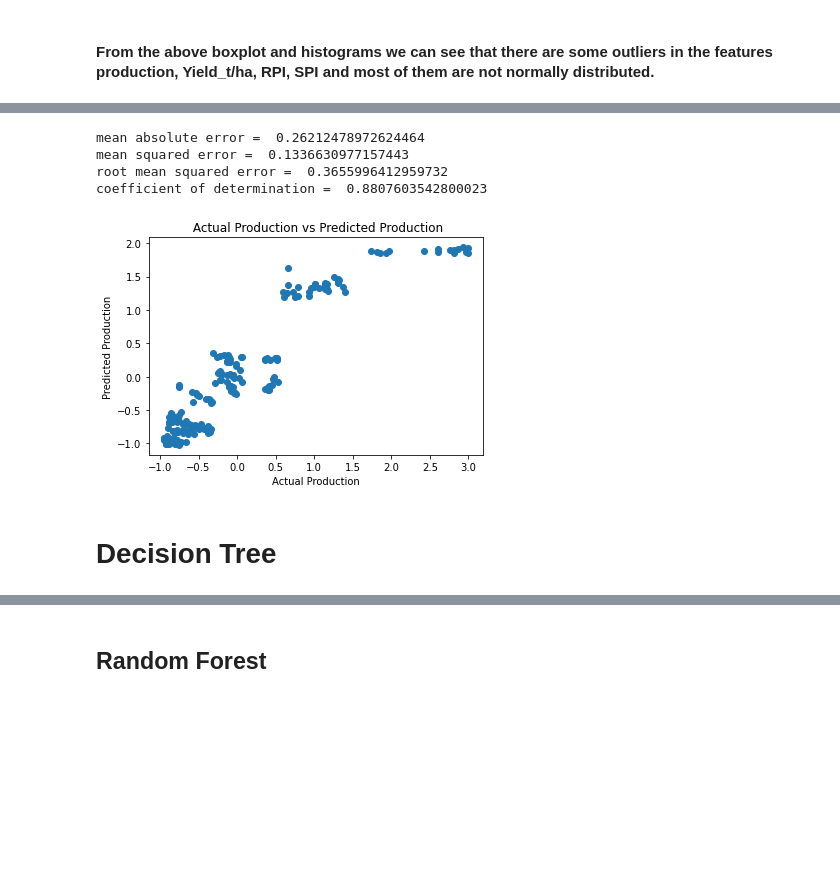
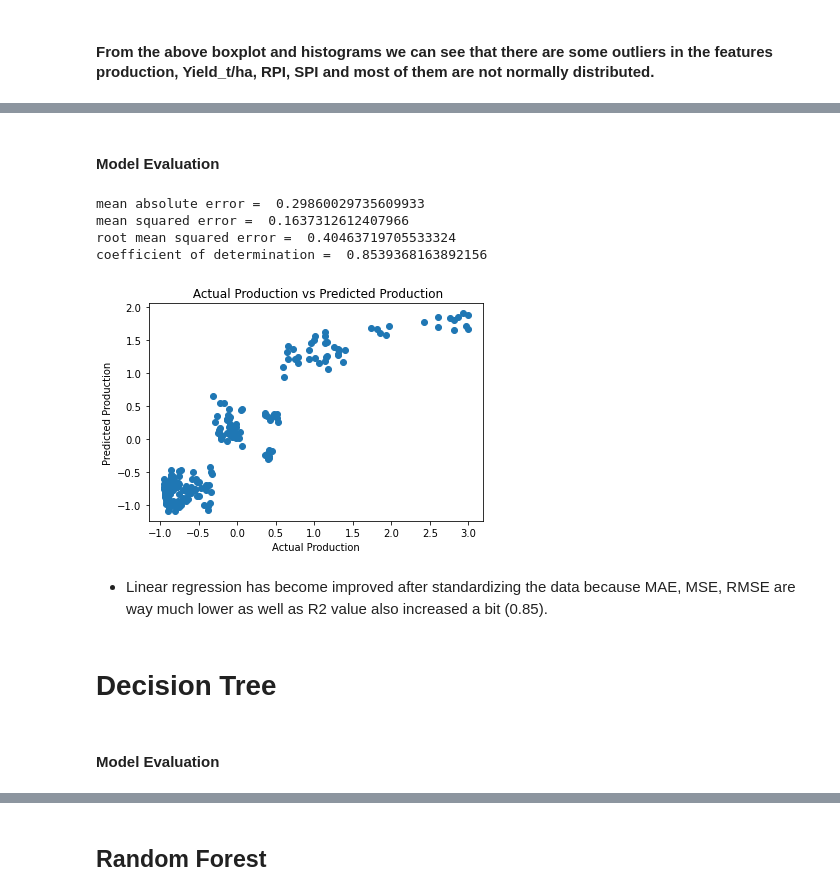
Before and after one commit to kamal-bari/machine_learning_with_python, a Jupyter notebook: Crop_Yield_Prediction_Using_MachineLearning.ipynb, the cells around one changed output, grey strips where cells are left out. Cells and saved outputs as stored; diff of their text form; code cells hidden in the pictures; blank space fills up the shorter version.

```diff
--- a/Crop_Yield_Prediction_Using_MachineLearning.ipynb
+++ b/Crop_Yield_Prediction_Using_MachineLearning.ipynb
@@ -503,9 +670,9 @@ memory usage: 15.3 KB
 # %%
-# Standardize the features
-x = df.drop(["Production"],axis=1)
-y = df[["Production"]]
+# Standardize the features. Since data are not normally distribute.
+x1 = df.drop(["Production"],axis=1)
+y1 = df[["Production"]]
 
 from sklearn.preprocessing import StandardScaler
 std = StandardScaler()
-x = std.fit_transform(x)
-y = std.fit_transform(y)
+x1 = std.fit_transform(x)
+y1 = std.fit_transform(y)
@@ -512,5 +681,5 @@ y = std.fit_transform(y)
 # %%
 from sklearn.model_selection import train_test_split
-x_train, x_test, y_train, y_test = train_test_split(x, y, test_size=0.2, random_state=42)
-print(df.shape, x_train.shape, x_test.shape, y_train.shape, y_test.shape )
+x1_train, x1_test, y1_train, y1_test = train_test_split(x1, y1, test_size=0.2, random_state=42)
+print(df.shape, x1_train.shape, x1_test.shape, y1_train.shape, y1_test.shape )
 # %% [output]
@@ -526,10 +697,13 @@ kf = KFold(n_splits=4, shuffle=True, random_state=42)
 from sklearn.linear_model import LinearRegression
 from sklearn.model_selection import cross_val_score
 from sklearn.metrics import r2_score, mean_absolute_error, mean_squared_error
+
 rgr = LinearRegression()
-rgr = rgr.fit(x_train, y_train)
-scores_lr = cross_val_score(rgr, x_train, y_train, cv=kf,scoring='neg_mean_squared_error')
+rgr = rgr.fit(x1_train, y1_train)
+
+scores_lr = cross_val_score(rgr, x1_train, y1_train, cv=kf,scoring='neg_mean_squared_error')
 print("MSE with all of the original data: %0.4f (+/- %0.4f)" % (scores_lr.mean(), scores_lr.std() * 2))
-scores_lr = cross_val_score(rgr, x_train, y_train, cv=kf,scoring='r2')
+
+scores_lr = cross_val_score(rgr, x1_train, y1_train, cv=kf,scoring='r2')
 print("R^2 of the model: %0.4f (+/- %0.4f)" % (scores_lr.mean(), scores_lr.std() * 2))
 # %% [output]
@@ -587,35 +752,40 @@ display(y_pred.head())
+# %% [markdown]
+#### <font color= gree> Model Evaluation</font>
 # %%
 # mean absolute error
-MAE = mean_absolute_error(y_test, y_pred)
-print("mean absolute error = ", MAE)
+MAE_lr = mean_absolute_error(y1_test, y_pred)
+print("mean absolute error = ", MAE_lr)
 
 # mean squared error
-MSE = mean_squared_error(y_test, y_pred)
-print("mean squared error = ", MSE)
+MSE_lr = mean_squared_error(y1_test, y_pred)
+print("mean squared error = ", MSE_lr)
 
 # root mean squared error
-RMSE = mean_squared_error(y_test, y_pred, squared=False)
-print("root mean squared error = ", RMSE)
+RMSE_lr = mean_squared_error(y1_test, y_pred, squared=False)
+print("root mean squared error = ", RMSE_lr)
 
 # coefficient of determination
-r_squared = r2_score(y_test, y_pred)
-print("coefficient of determination = ", r_squared)
+r_squared_lr = r2_score(y1_test, y_pred)
+print("coefficient of determination = ", r_squared_lr)
 # %% [output]
-mean absolute error =  0.26212478972624464
-mean squared error =  0.1336630977157443
-root mean squared error =  0.3655996412959732
-coefficient of determination =  0.8807603542800023
+mean absolute error =  0.29860029735609933
+mean squared error =  0.1637312612407966
+root mean squared error =  0.40463719705533324
+coefficient of determination =  0.8539368163892156
 # %%
 # prediction on Training data
-training_data_prediction = rgr.predict(x_train)
+training_data_prediction = rgr.predict(x1_train)
 # %%
-plt.scatter(y_train, training_data_prediction)
+# Ploting actual and predicted values
+plt.scatter(y1_train, training_data_prediction)
 plt.xlabel("Actual Production")
 plt.ylabel("Predicted Production")
 plt.title(" Actual Production vs Predicted Production")
 plt.show()
 # %% [output]
-[figure, old version]
+[figure, new version]
+# %% [markdown]
+- Linear regression has become improved after standardizing the data because MAE, MSE, RMSE are way much lower as well as R2 value also increased a bit (0.85).
 # %% [markdown]
 # Decision Tree
 # %%
@@ -626,0 +797,2 @@ dt = dt.fit(x_train, y_train)
+# %% [markdown]
+#### <font color= gree> Model Evaluation</font>
```
Also changed, not shown: parts of 108 cells of this notebook.
